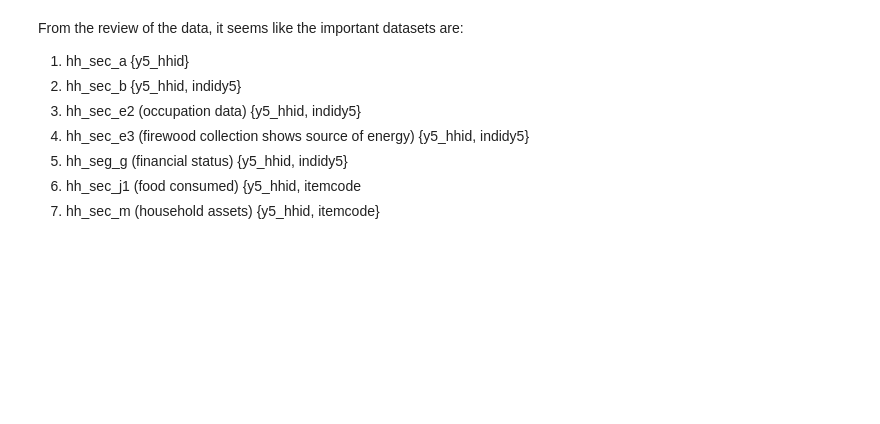
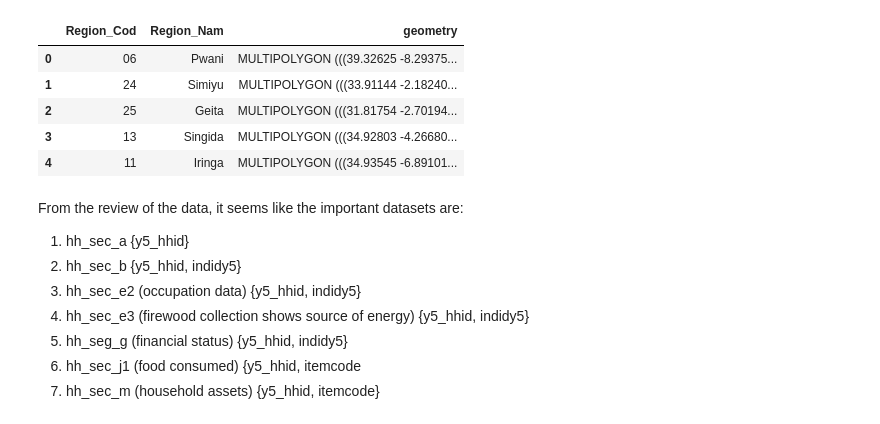
Before and after one commit to whitehackr/solar_tz, a Jupyter notebook: data_and_analysis/survey_review.ipynb, the cells around one changed output. Drawn from its saved outputs; the diff is of its cells as text; code cells hidden in the pictures; blank space fills up the shorter version.

```diff
--- a/data_and_analysis/survey_review.ipynb
+++ b/data_and_analysis/survey_review.ipynb
@@ -33,3 +44,16 @@ data_dict.keys()
+# %%
+# Load the GeoJSON file
+# Important for analysing geo data
+# Downloaded from: https://energydata.info/dataset/tanzania-region-district-boundary-2012
+gdf = gpd.read_file('regions.geojson')
+gdf.head()
+# %% [output]
+|  | Region_Cod | Region_Nam | geometry |
+| 0 | 06 | Pwani | MULTIPOLYGON (((39.32625 -8.29375... |
+| 1 | 24 | Simiyu | MULTIPOLYGON (((33.91144 -2.18240... |
+| 2 | 25 | Geita | MULTIPOLYGON (((31.81754 -2.70194... |
+| 3 | 13 | Singida | MULTIPOLYGON (((34.92803 -4.26680... |
+| 4 | 11 | Iringa | MULTIPOLYGON (((34.93545 -6.89101... |
 # %% [markdown]
 From the review of the data, it seems like the important datasets are:
 1. hh_sec_a {y5_hhid}
```
Also changed, not shown: parts of 58 cells of this notebook, 3 other files.
